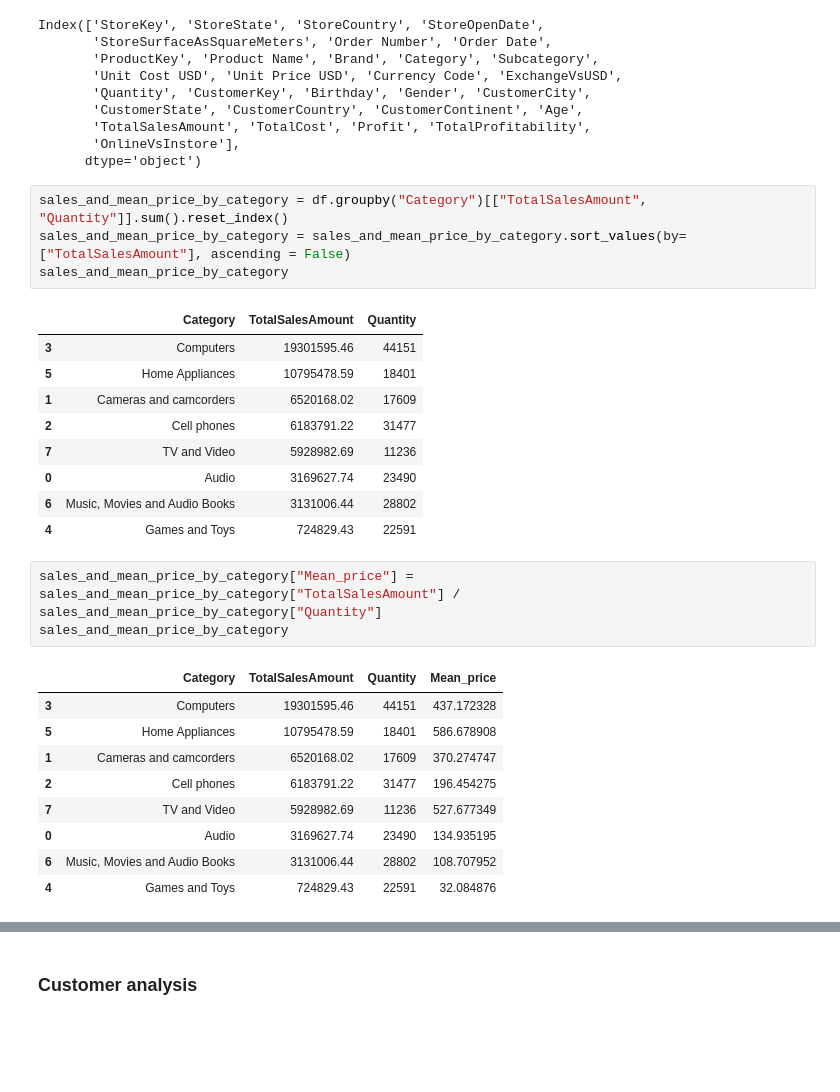
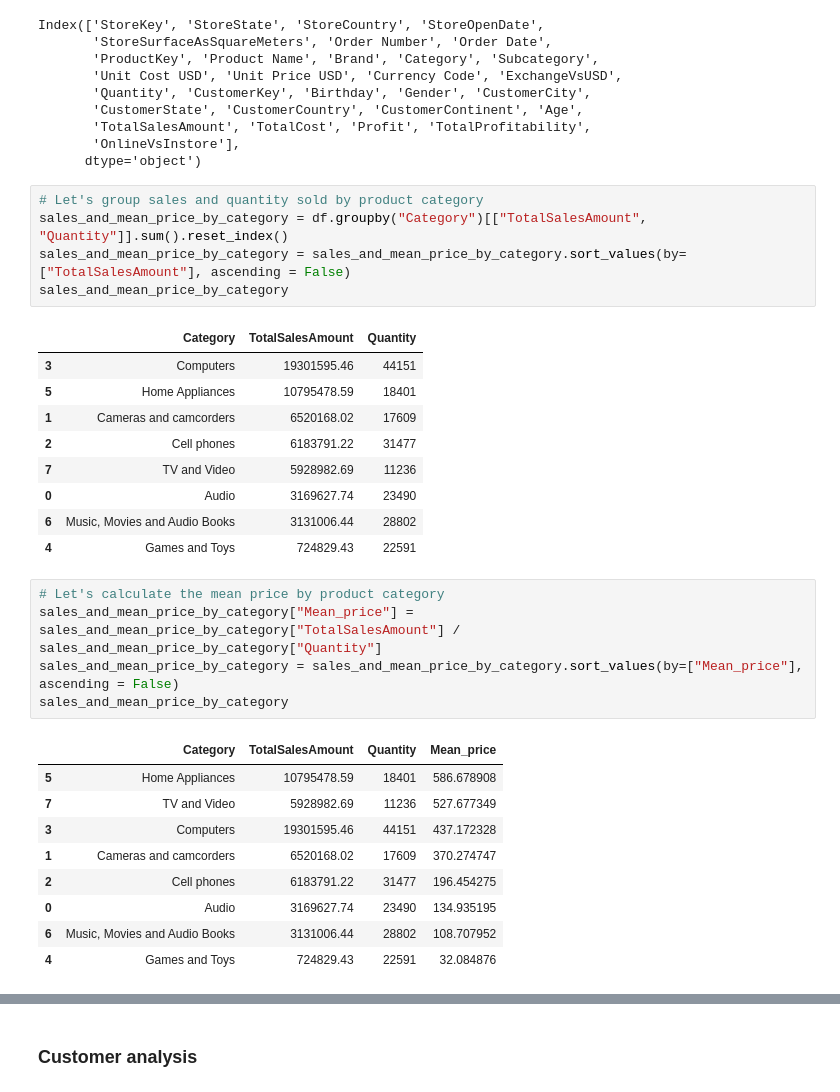
Before and after one commit to DimitriKneur/Global-Electronics-Retailer-Analysis, a Jupyter notebook: Data_Transformation_and_Exploration/data_processing.ipynb, the cells around one changed output, grey strips where cells are left out. Saved outputs shown, nothing was run; the diff lists cells and outputs as text; blank space fills up the shorter version.

```diff
--- a/Data_Transformation_and_Exploration/data_processing.ipynb
+++ b/Data_Transformation_and_Exploration/data_processing.ipynb
@@ -709,6 +755,7 @@ Index(['StoreKey', 'StoreState', 'StoreCountry', 'StoreOpenDate',
        'OnlineVsInstore'],
       dtype='object')
 # %%
+# Let's group sales and quantity sold by product category
 sales_and_mean_price_by_category = df.groupby("Category")[["TotalSalesAmount", "Quantity"]].sum().reset_index()
 sales_and_mean_price_by_category = sales_and_mean_price_by_category.sort_values(by=["TotalSalesAmount"], ascending = False)
 sales_and_mean_price_by_category
@@ -722,16 +769,18 @@ sales_and_mean_price_by_category
 | 0 | Audio | 3169627.74 | 23490 |
 | 6 | Music, Movies and Audio Books | 3131006.44 | 28802 |
 | 4 | Games and Toys | 724829.43 | 22591 |
-# %%
-sales_and_mean_price_by_category["Mean_price"] = sales_and_mean_price_by_category["TotalSalesAmount"] / sales_and_mean_price_by_category["Quantity"]
-sales_and_mean_price_by_category
-# %% [output]
-|  | Category | TotalSalesAmount | Quantity | Mean_price |
-| 3 | Computers | 19301595.46 | 44151 | 437.172328 |
-| 5 | Home Appliances | 10795478.59 | 18401 | 586.678908 |
-| 1 | Cameras and camcorders | 6520168.02 | 17609 | 370.274747 |
-| 2 | Cell phones | 6183791.22 | 31477 | 196.454275 |
-| 7 | TV and Video | 5928982.69 | 11236 | 527.677349 |
-| 0 | Audio | 3169627.74 | 23490 | 134.935195 |
-| 6 | Music, Movies and Audio Books | 3131006.44 | 28802 | 108.707952 |
-| 4 | Games and Toys | 724829.43 | 22591 | 32.084876 |
+# %%
+# Let's calculate the mean price by product category
+sales_and_mean_price_by_category["Mean_price"] = sales_and_mean_price_by_category["TotalSalesAmount"] / sales_and_mean_price_by_category["Quantity"]
+sales_and_mean_price_by_category = sales_and_mean_price_by_category.sort_values(by=["Mean_price"], ascending = False)
+sales_and_mean_price_by_category
+# %% [output]
+|  | Category | TotalSalesAmount | Quantity | Mean_price |
+| 5 | Home Appliances | 10795478.59 | 18401 | 586.678908 |
+| 7 | TV and Video | 5928982.69 | 11236 | 527.677349 |
+| 3 | Computers | 19301595.46 | 44151 | 437.172328 |
+| 1 | Cameras and camcorders | 6520168.02 | 17609 | 370.274747 |
+| 2 | Cell phones | 6183791.22 | 31477 | 196.454275 |
+| 0 | Audio | 3169627.74 | 23490 | 134.935195 |
+| 6 | Music, Movies and Audio Books | 3131006.44 | 28802 | 108.707952 |
+| 4 | Games and Toys | 724829.43 | 22591 | 32.084876 |
```
Also changed, not shown: parts of 43 cells of this notebook.
